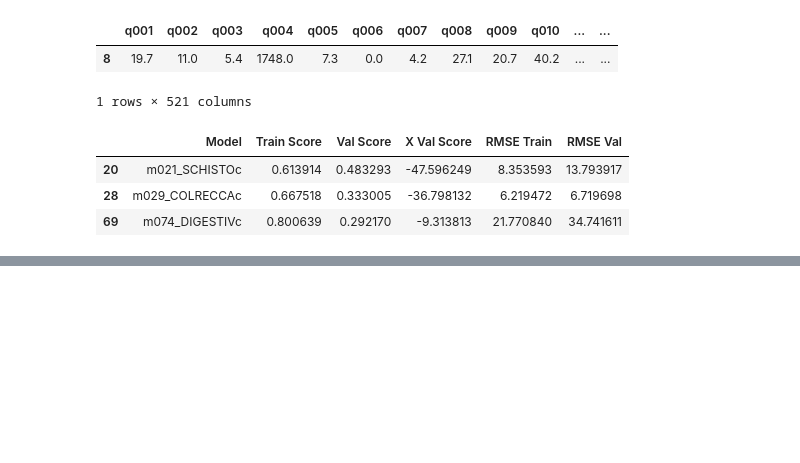
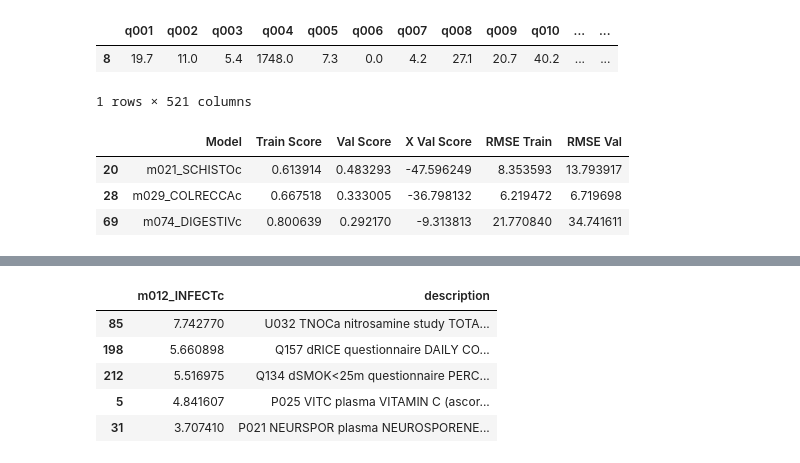
Before and after one commit to colbytse/community_health_project, a Jupyter notebook: code_notebooks/modeling-ct.ipynb, the cells around one changed output, grey strips where cells are left out. Drawn from its saved outputs; the diff is of its cells as text; code cells hidden in the pictures; blank space fills up the shorter version.

```diff
--- a/modeling-ct.ipynb
+++ b/code_notebooks/modeling-ct.ipynb
@@ -1041,0 +1050,11 @@ imp_features_f
+# %%
+feature_importance_male[['m012_INFECTc', 'description']]\
+[np.abs(feature_importance_male['m012_INFECTc'])>0]\
+.sort_values(by='m012_INFECTc',ascending=False).head()
+# %% [output]
+|  | m012_INFECTc | description |
+| 85 | 7.742770 | U032 TNOCa nitrosamine study TOTA... |
+| 198 | 5.660898 | Q157 dRICE questionnaire DAILY CO... |
+| 212 | 5.516975 | Q134 dSMOK<25m questionnaire PERC... |
+| 5 | 4.841607 | P025 VITC plasma VITAMIN C (ascor... |
+| 31 | 3.707410 | P021 NEURSPOR plasma NEUROSPORENE... |
```
Also changed, not shown: parts of 26 cells of this notebook, 17 other files.
